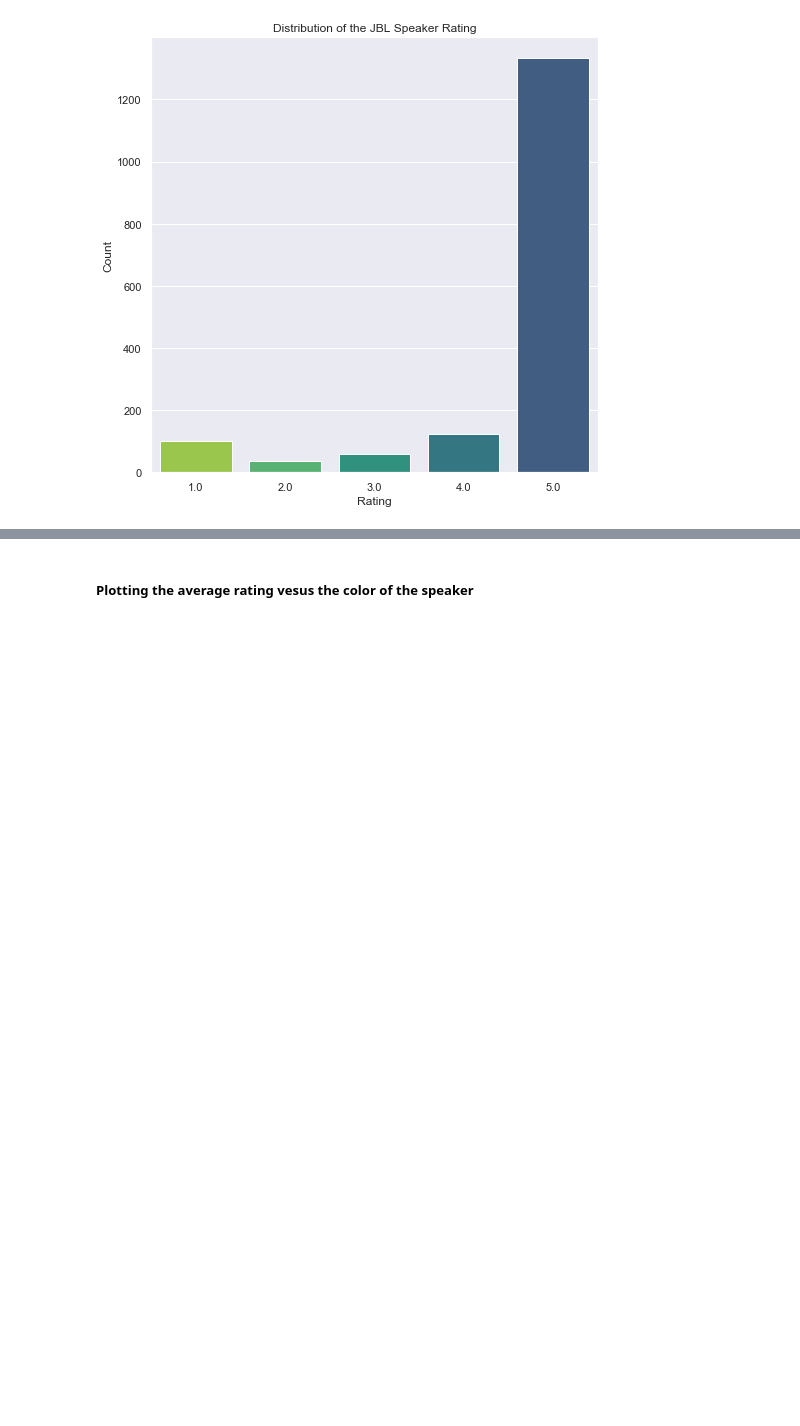
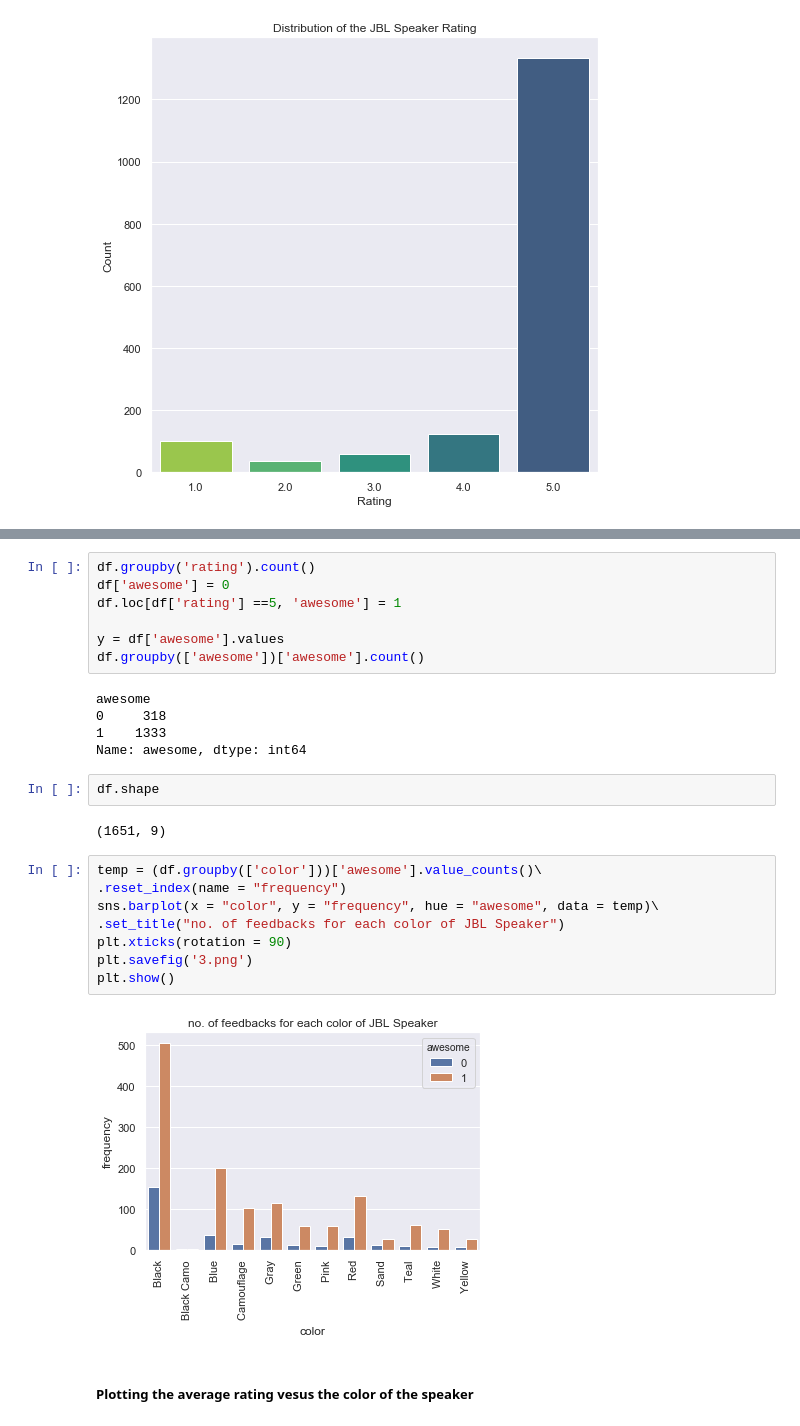
Before and after one commit to kavehamini/Amazon-Review-Analysis-JBL-Charge-4-Speaker-Sentiment-Analysis-NLP, a Jupyter notebook: Sentiment Analysis of Amazon reviews for JBL Speaker.ipynb, the cells around one changed output, grey strips where cells are left out. Saved outputs shown, nothing was run; the diff lists cells and outputs as text; blank space fills up the shorter version.

```diff
--- a/Sentiment Analysis of Amazon reviews for JBL Speaker.ipynb
+++ b/Sentiment Analysis of Amazon reviews for JBL Speaker.ipynb
@@ -92,3 +105,29 @@ plt.savefig('2.png')
+# %%
+df.groupby('rating').count()
+df['awesome'] = 0
+df.loc[df['rating'] ==5, 'awesome'] = 1
+
+y = df['awesome'].values
+df.groupby(['awesome'])['awesome'].count()
+# %% [output]
+awesome
+0     318
+1    1333
+Name: awesome, dtype: int64
+# %%
+df.shape
+# %% [output]
+(1651, 9)
+# %%
+temp = (df.groupby(['color']))['awesome'].value_counts()\
+.reset_index(name = "frequency")
+sns.barplot(x = "color", y = "frequency", hue = "awesome", data = temp)\
+.set_title("no. of feedbacks for each color of JBL Speaker")
+plt.xticks(rotation = 90)
+plt.savefig('3.png')
+plt.show()
+# %% [output]
+[figure, added]
 # %% [markdown]
 ##### Plotting the average rating vesus the color of the speaker
 # %%
```
Also changed, not shown: parts of 2 cells of this notebook, 1 other file.
